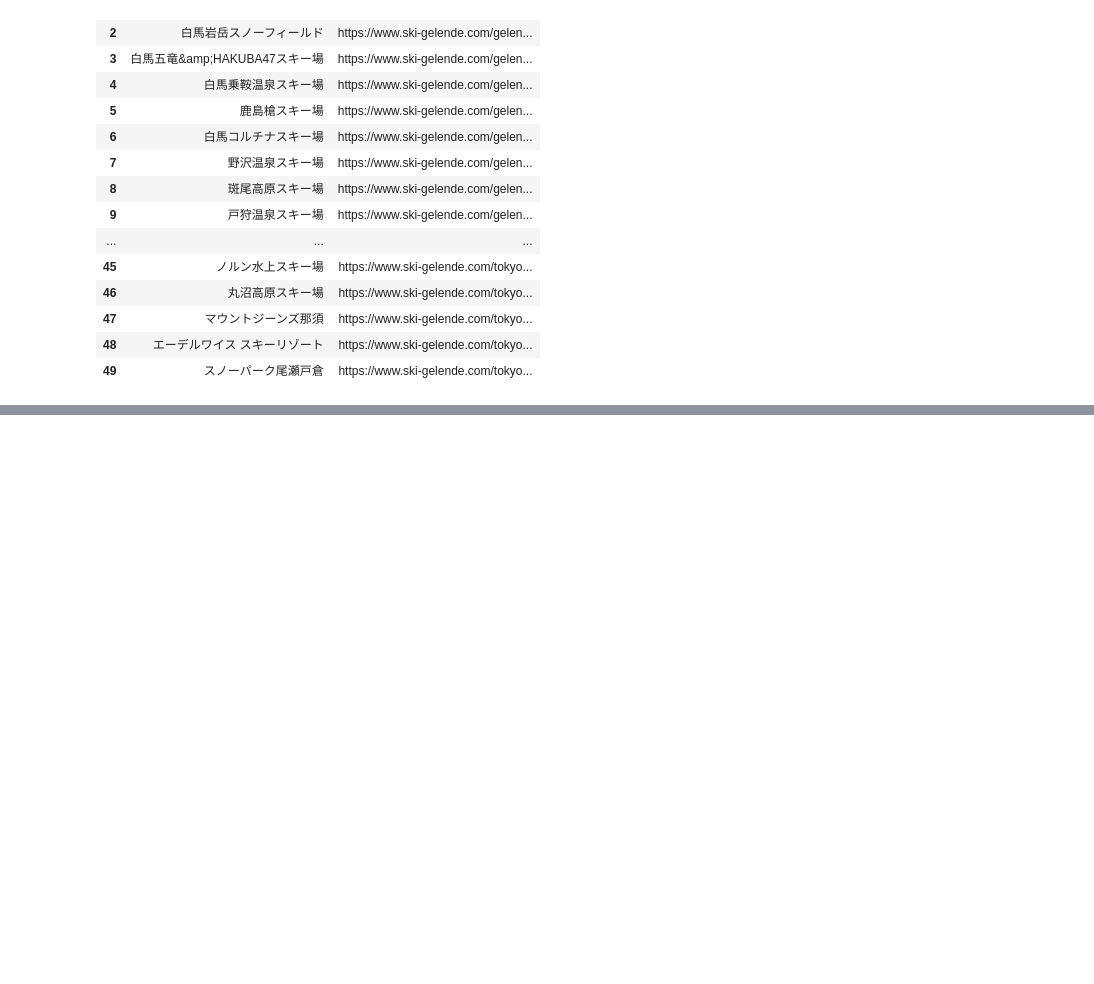
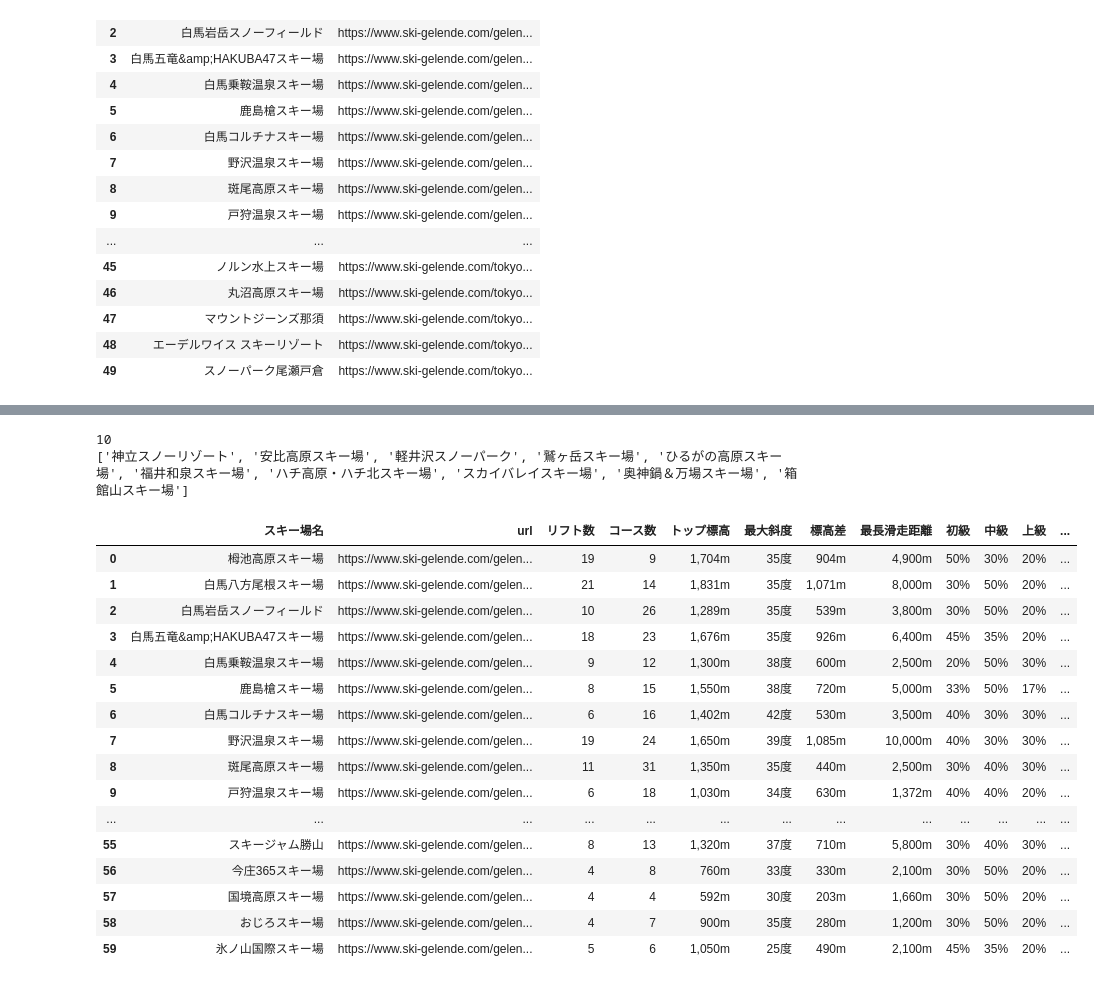
Before and after one commit to miharu1414/miharu1414.github.io, a Jupyter notebook: namiki.ipynb, the cells around one changed output, grey strips where cells are left out. Drawn from its saved outputs; the diff is of its cells as text; code cells hidden in the pictures; blank space fills up the shorter version.

```diff
--- a/namiki.ipynb
+++ b/namiki.ipynb
@@ -88,0 +303,28 @@ df.head(50)
+# %%
+print(error_cnt)
+print(errors)
+# %% [output]
+10
+['神立スノーリゾート', '安比高原スキー場', '軽井沢スノーパーク', '鷲ヶ岳スキー場', 'ひるがの高原スキー場', '福井和泉スキー場', 'ハチ高原・ハチ北スキー場', 'スカイバレイスキー場', '奥神鍋＆万場スキー場', '箱館山スキー場']
+# %%
+df = pd.DataFrame(data=data, columns=features_name)
+# %%
+df.head(100)
+# %% [output]
+|  | スキー場名 | url | リフト数 | コース数 | トップ標高 | 最大斜度 | 標高差 | 最長滑走距離 | 初級 | 中級 | 上級 | ... |
+| 0 | 栂池高原スキー場 | https://www.ski-gelende.com/gelen... | 19 | 9 | 1,704m | 35度 | 904m | 4,900m | 50% | 30% | 20% | ... |
+| 1 | 白馬八方尾根スキー場 | https://www.ski-gelende.com/gelen... | 21 | 14 | 1,831m | 35度 | 1,071m | 8,000m | 30% | 50% | 20% | ... |
+| 2 | 白馬岩岳スノーフィールド | https://www.ski-gelende.com/gelen... | 10 | 26 | 1,289m | 35度 | 539m | 3,800m | 30% | 50% | 20% | ... |
+| 3 | 白馬五竜&amp;HAKUBA47スキー場 | https://www.ski-gelende.com/gelen... | 18 | 23 | 1,676m | 35度 | 926m | 6,400m | 45% | 35% | 20% | ... |
+| 4 | 白馬乗鞍温泉スキー場 | https://www.ski-gelende.com/gelen... | 9 | 12 | 1,300m | 38度 | 600m | 2,500m | 20% | 50% | 30% | ... |
+| 5 | 鹿島槍スキー場 | https://www.ski-gelende.com/gelen... | 8 | 15 | 1,550m | 38度 | 720m | 5,000m | 33% | 50% | 17% | ... |
+| 6 | 白馬コルチナスキー場 | https://www.ski-gelende.com/gelen... | 6 | 16 | 1,402m | 42度 | 530m | 3,500m | 40% | 30% | 30% | ... |
+| 7 | 野沢温泉スキー場 | https://www.ski-gelende.com/gelen... | 19 | 24 | 1,650m | 39度 | 1,085m | 10,000m | 40% | 30% | 30% | ... |
+| 8 | 斑尾高原スキー場 | https://www.ski-gelende.com/gelen... | 11 | 31 | 1,350m | 35度 | 440m | 2,500m | 30% | 40% | 30% | ... |
+| 9 | 戸狩温泉スキー場 | https://www.ski-gelende.com/gelen... | 6 | 18 | 1,030m | 34度 | 630m | 1,372m | 40% | 40% | 20% | ... |
+| ... | ... | ... | ... | ... | ... | ... | ... | ... | ... | ... | ... | ... |
+| 55 | スキージャム勝山 | https://www.ski-gelende.com/gelen... | 8 | 13 | 1,320m | 37度 | 710m | 5,800m | 30% | 40% | 30% | ... |
+| 56 | 今庄365スキー場 | https://www.ski-gelende.com/gelen... | 4 | 8 | 760m | 33度 | 330m | 2,100m | 30% | 50% | 20% | ... |
+| 57 | 国境高原スキー場 | https://www.ski-gelende.com/gelen... | 4 | 4 | 592m | 30度 | 203m | 1,660m | 30% | 50% | 20% | ... |
+| 58 | おじろスキー場 | https://www.ski-gelende.com/gelen... | 4 | 7 | 900m | 35度 | 280m | 1,200m | 30% | 50% | 20% | ... |
+| 59 | 氷ノ山国際スキー場 | https://www.ski-gelende.com/gelen... | 5 | 6 | 1,050m | 25度 | 490m | 2,100m | 45% | 35% | 20% | ... |
```
Also changed, not shown: parts of 5 cells of this notebook, 1 other file.
